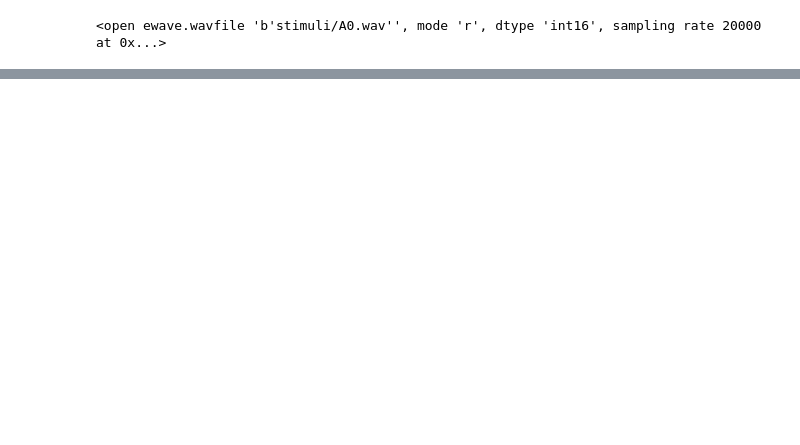
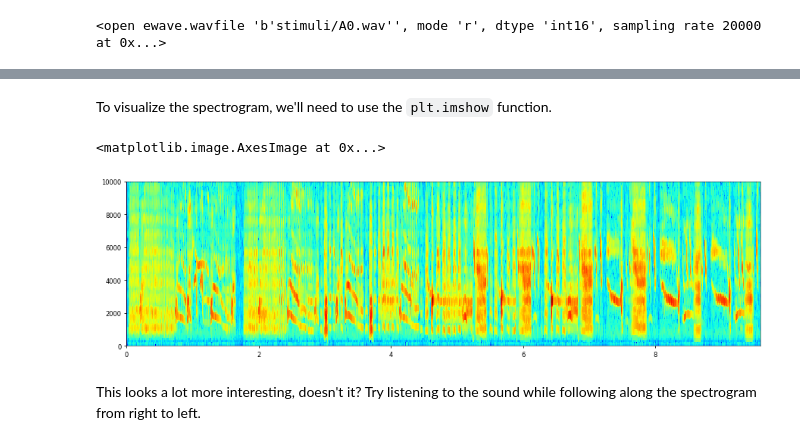
Before and after one commit to melizalab/comp-neurosci, a Jupyter notebook: 1 Time-Varying Data.ipynb, the cells around one changed output, grey strips where cells are left out. Cells and saved outputs as stored; diff of their text form; code cells hidden in the pictures; blank space fills up the shorter version.

```diff
--- a/1 Time-Varying Data.ipynb
+++ b/1 Time-Varying Data.ipynb
@@ -112,0 +179,29 @@ An important quantity to note is the **sampling rate**, which indicates how freq
+# %%
+import libtfr
+
+# this parameter controls the analysis window size
+NFFT = 256
+# this parameter controls the overlap
+shift = 128
+# this parameter controls the intensity scaling
+compress = 1
+
+def specgram(signal, nfft, shift, sampling_rate, compress):
+    # generate a transform object
+    D = libtfr.mfft_dpss(nfft, 3, 5, nfft)
+    # calculate the power spectrogram
+    P = D.mtspec(signal, shift)
+    freq, find = libtfr.fgrid(sampling_rate, nfft)
+    bins = libtfr.tgrid(P, sampling_rate, shift)
+    return (np.log10(P + compress) - np.log10(compress), freq, bins)
+
+P, freq, bins = specgram(osc, NFFT, shift, wavfile.sampling_rate, compress)
+# %% [markdown]
+To visualize the spectrogram, we'll need to use the `plt.imshow` function.
+# %%
+plt.imshow(P, extent=(bins[0], bins[-1], freq[0], freq[-1]))
+# %% [output]
+<matplotlib.image.AxesImage at 0x...>
+[figure, added]
+# %% [markdown]
+This looks a lot more interesting, doesn't it? Try listening to the sound while following along the spectrogram from right to left.
```
Also changed, not shown: parts of 34 cells of this notebook, 5 other files.
